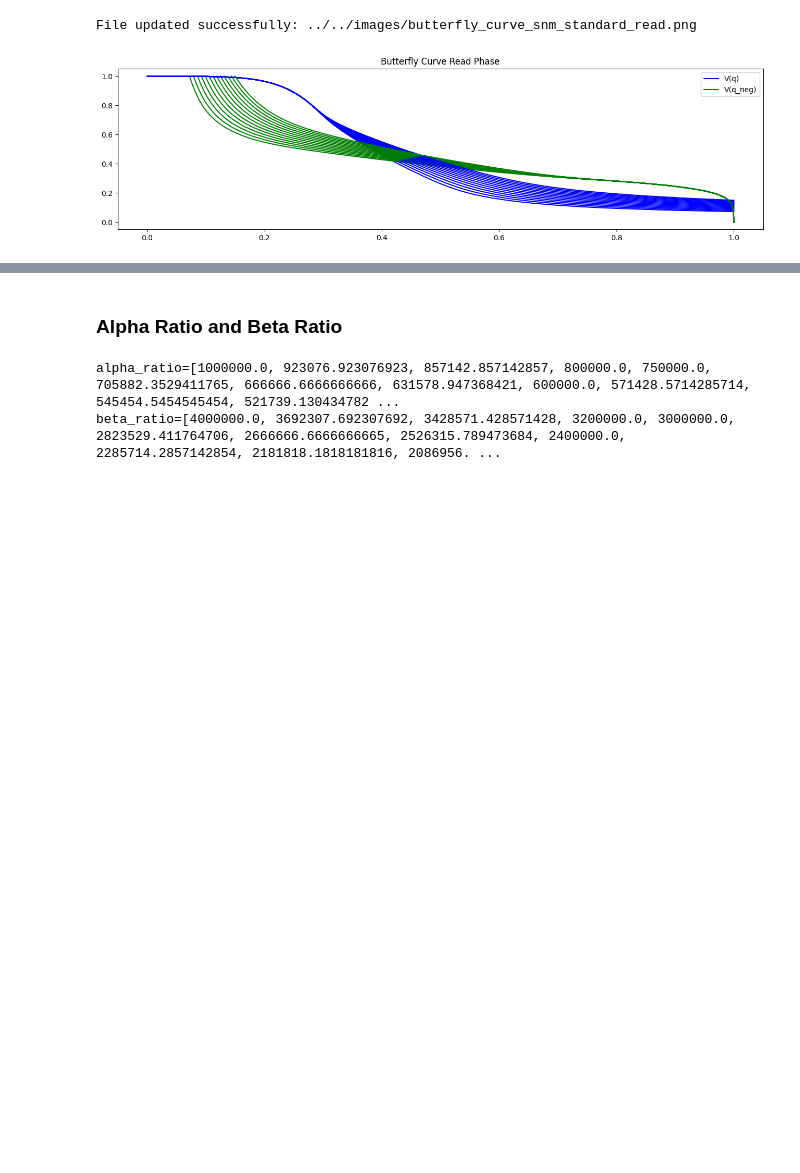
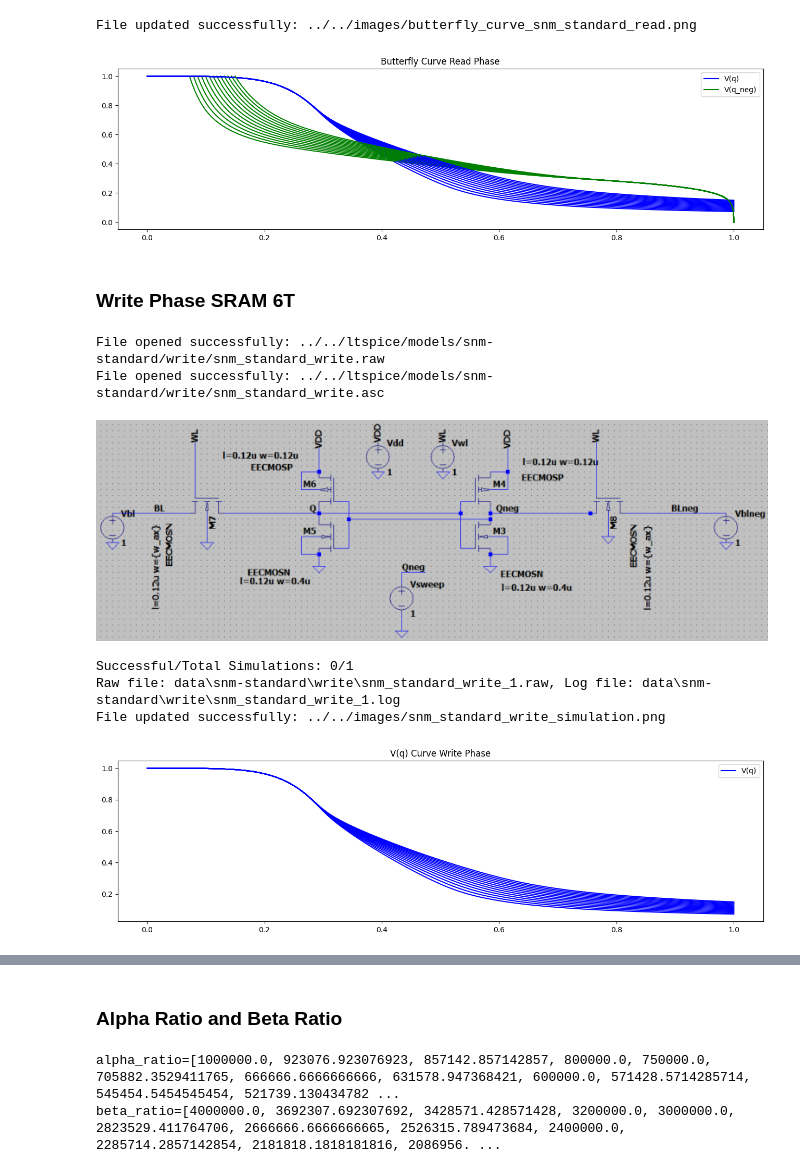
Before and after one commit to gubbriaco/sram-analysis, a Jupyter notebook: python/drv-analysis/drv_analysis.ipynb, the cells around one changed output, grey strips where cells are left out. Cells and saved outputs as stored; diff of their text form; code cells hidden in the pictures; blank space fills up the shorter version.

Commit message:
write snm standard aggiunta

```diff
--- a/python/drv-analysis/drv_analysis.ipynb
+++ b/python/drv-analysis/drv_analysis.ipynb
@@ -209,3 +207,62 @@ plt.show()
 # %% [output]
 File updated successfully: ../../images/butterfly_curve_snm_standard_read.png
 [figure]
+# %% [markdown]
+<h3>Write Phase SRAM 6T</h3>
+# %%
+snm_standard_write_ltr, snm_standard_write_netlist = load(
+                                                raw_file_path=os.path.join(ltspice, "snm-standard/write/snm_standard_write.raw"),
+                                                asc_file_path=os.path.join(ltspice, "snm-standard/write/snm_standard_write.asc"),
+                                                schematic_image_path=os.path.join(schematics, "snm_standard.png")
+                                            )
+vwl = 1; vbl = 1; vblneg = 1
+snm_standard_write_netlist.set_parameter('l_ax', l_ax)
+#snm_standard_write_netlist.set_parameter('w_ax', w_ax)
+snm_standard_write_netlist.set_parameter('l_pmos_q', l_pmos_q)
+snm_standard_write_netlist.set_parameter('w_pmos_q', w_pmos_q)
+snm_standard_write_netlist.set_parameter('l_nmos_q', l_nmos_q)
+snm_standard_write_netlist.set_parameter('w_nmos_q', w_nmos_q)
+snm_standard_write_netlist.set_parameter('l_pmos_q_neg', l_pmos_q_neg)
+snm_standard_write_netlist.set_parameter('w_pmos_q_neg', w_pmos_q_neg)
+snm_standard_write_netlist.set_parameter('l_nmos_q_neg', l_nmos_q_neg)
+snm_standard_write_netlist.set_parameter('w_nmos_q_neg', w_nmos_q_neg)
+snm_standard_write_netlist.set_parameter('vdd', vdd)
+snm_standard_write_netlist.set_parameter('vwl', vwl)
+snm_standard_write_netlist.set_parameter('vbl', vbl)
+snm_standard_write_netlist.set_parameter('vblneg', vblneg)
+snm_standard_write_netlist.set_parameter('vsweep', vsweep)
+snm_standard_write_netlist.add_instructions(
+                                        rit_models,
+                                        dc_vsweep,
+                                        w_ax_step_param,
+                                        save_w_ax
+                                    )
+snm_standard_write_runner = SimRunner(output_folder=f"{snm_standard_data}/write/")
+snm_standard_write_runner.run(netlist=snm_standard_write_netlist, timeout=3600)
+print('Successful/Total Simulations: ' + str(snm_standard_write_runner.okSim) + '/' + str(snm_standard_write_runner.runno))
+
+snm_standard_write_log = ""
+for snm_standard_write_raw, snm_standard_write_log in snm_standard_write_runner:
+    print("Raw file: %s, Log file: %s" % (snm_standard_write_raw, snm_standard_write_log))
+
+v_q_snm_standard_write = snm_standard_write_ltr.get_trace("V(q)")
+vsweep_snm_standard_write = snm_standard_write_ltr.get_trace('vsweep')
+steps = snm_standard_write_ltr.get_steps()
+
+plt.figure(figsize=(16, 4))
+for step in range(len(steps)):
+    plt.plot(vsweep_snm_standard_write.get_wave(step), v_q_snm_standard_write.get_wave(step), label=steps[step], color='blue')
+plt.title("V(q) Curve Write Phase")
+plt.legend(["V(q)"])
+snm_standard_write_simulation_path_image = os.path.join(images, "snm_standard_write_simulation.png")
+check_output_image(snm_standard_write_simulation_path_image)
+plt.savefig(snm_standard_write_simulation_path_image)
+plt.show()
+# %% [output]
+File opened successfully: ../../ltspice/models/snm-standard/write/snm_standard_write.raw
+File opened successfully: ../../ltspice/models/snm-standard/write/snm_standard_write.asc
+[figure, added]
+Successful/Total Simulations: 0/1
+Raw file: data\snm-standard\write\snm_standard_write_1.raw, Log file: data\snm-standard\write\snm_standard_write_1.log
+File updated successfully: ../../images/snm_standard_write_simulation.png
+[figure, added]
```
Also changed, not shown: parts of 8 cells of this notebook, 15 other files.
